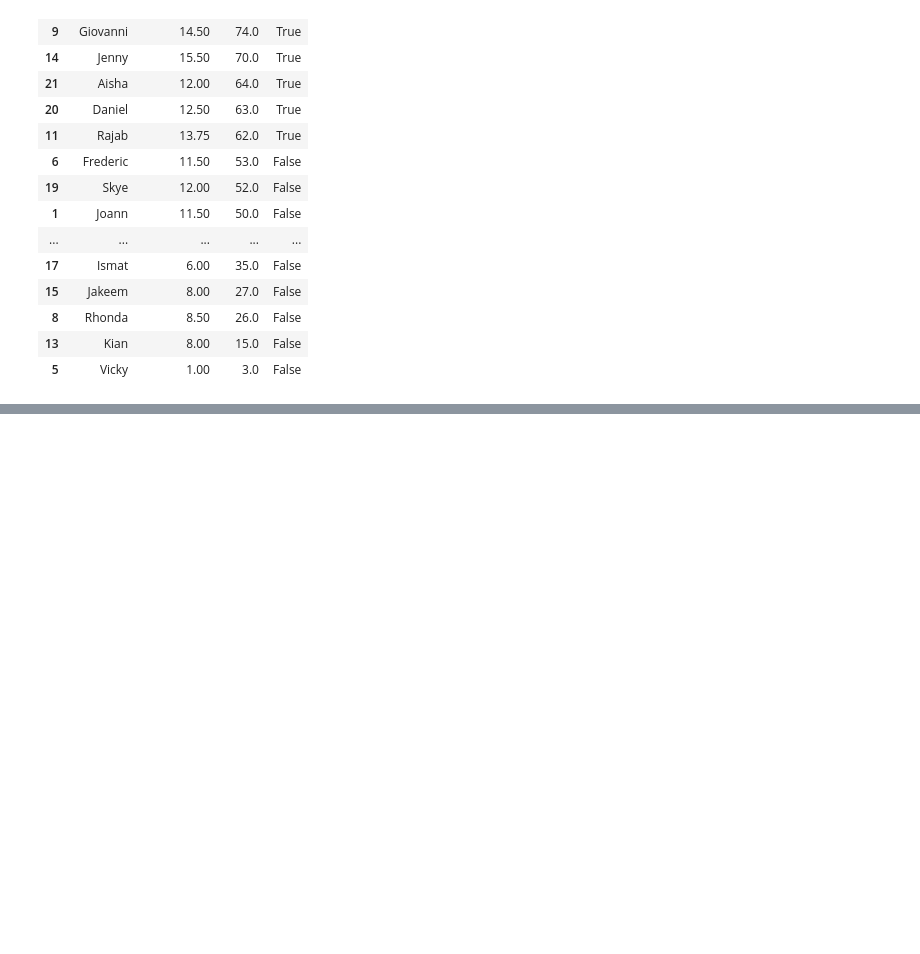
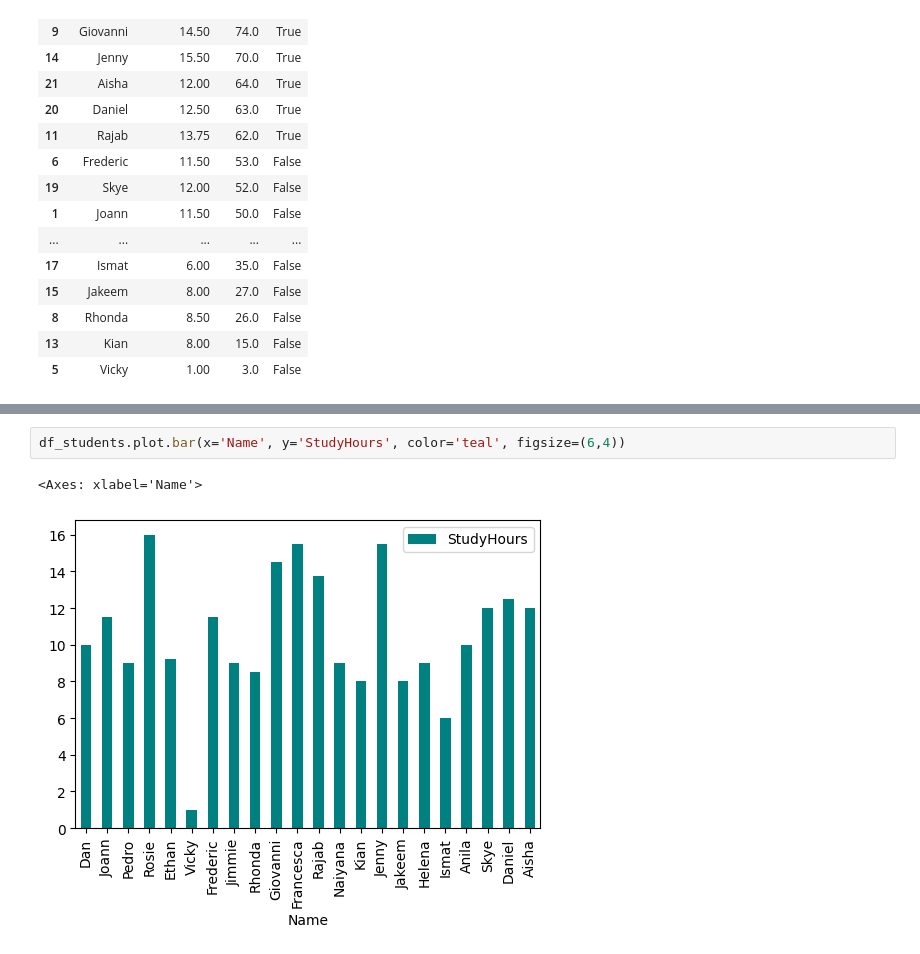
Before and after one commit to cglima/explorar-analisar-dados-com-python, a Jupyter notebook: exploring-data-with-python.ipynb, the cells around one changed output, grey strips where cells are left out. Cells and saved outputs as stored; diff of their text form; blank space fills up the shorter version.

```diff
--- a/exploring-data-with-python.ipynb
+++ b/exploring-data-with-python.ipynb
@@ -406,0 +508,5 @@ df_students
+# %%
+df_students.plot.bar(x='Name', y='StudyHours', color='teal', figsize=(6,4))
+# %% [output]
+<Axes: xlabel='Name'>
+[figure, added]
```
Also changed, not shown: parts of 8 cells of this notebook, 1 other file.
